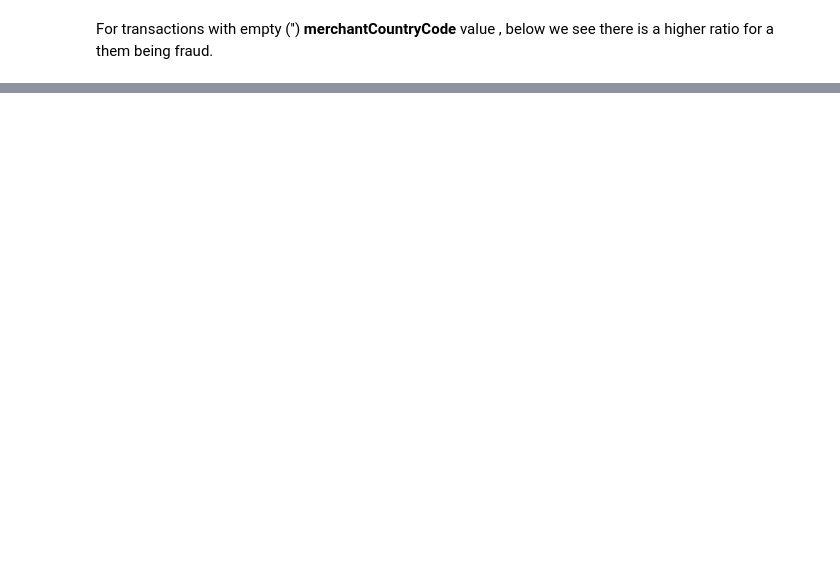
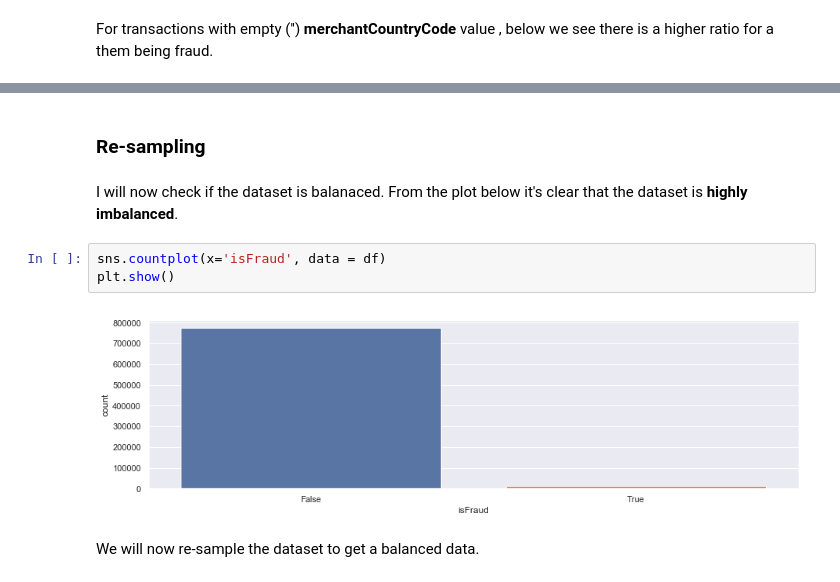
Before and after one commit to sami001/credit-transaction-fraud-detection, a Jupyter notebook: DataScienceChallenge-CardTransactions.ipynb, the cells around one changed output, grey strips where cells are left out. Cells and saved outputs as stored; diff of their text form; blank space fills up the shorter version.

```diff
--- a/DataScienceChallenge-CardTransactions.ipynb
+++ b/DataScienceChallenge-CardTransactions.ipynb
@@ -263,0 +340,11 @@ df[df['expirationDateKeyInMatch']==True]
+# %% [markdown]
+### Re-sampling
+# %% [markdown]
+I will now check if the dataset is balanaced. From the plot below it's clear that the dataset is **highly imbalanced**.
+# %%
+sns.countplot(x='isFraud', data = df)
+plt.show()
+# %% [output]
+[figure, added]
+# %% [markdown]
+We will now re-sample the dataset to get a balanced data.
```
Also changed, not shown: parts of 33 cells of this notebook.
